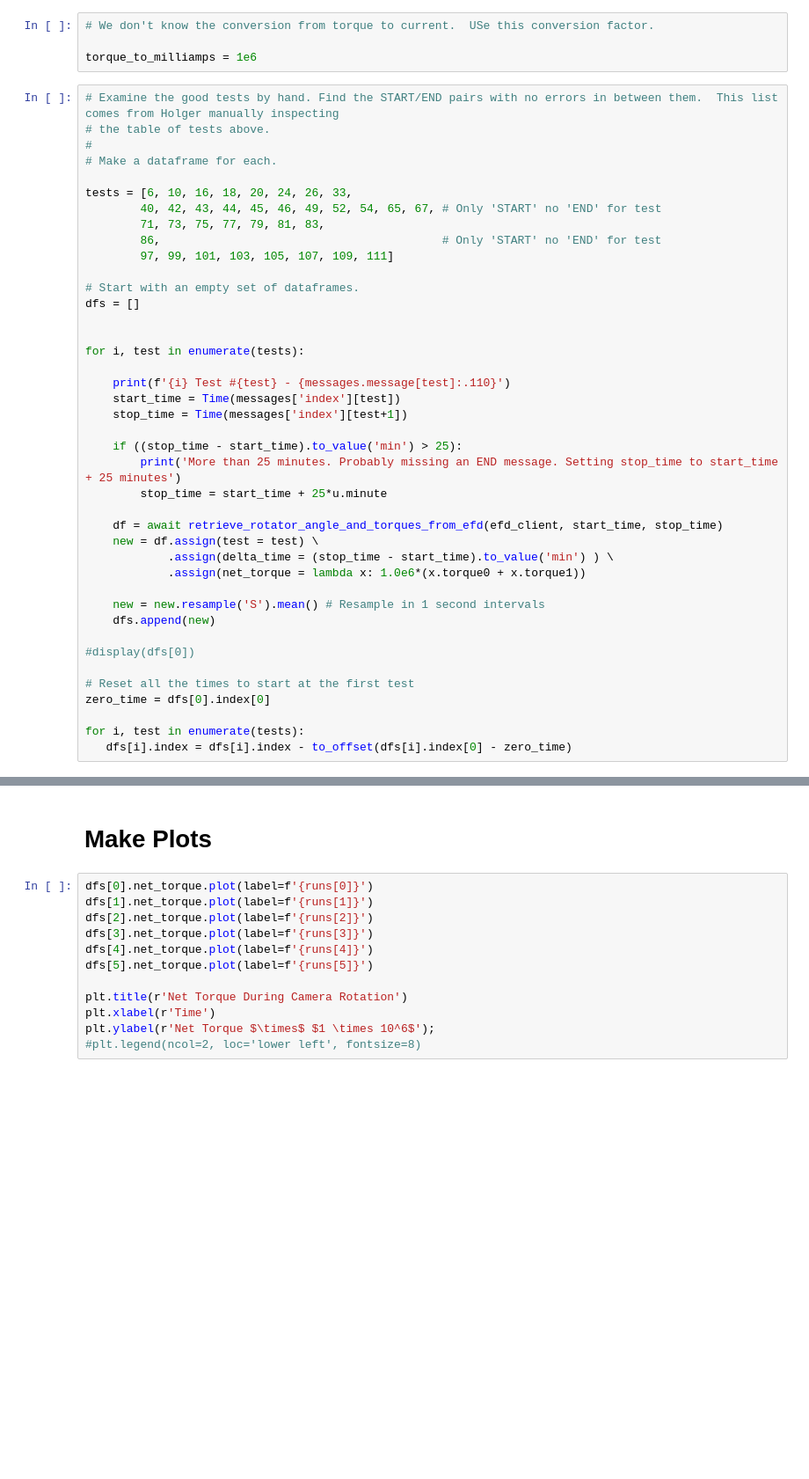
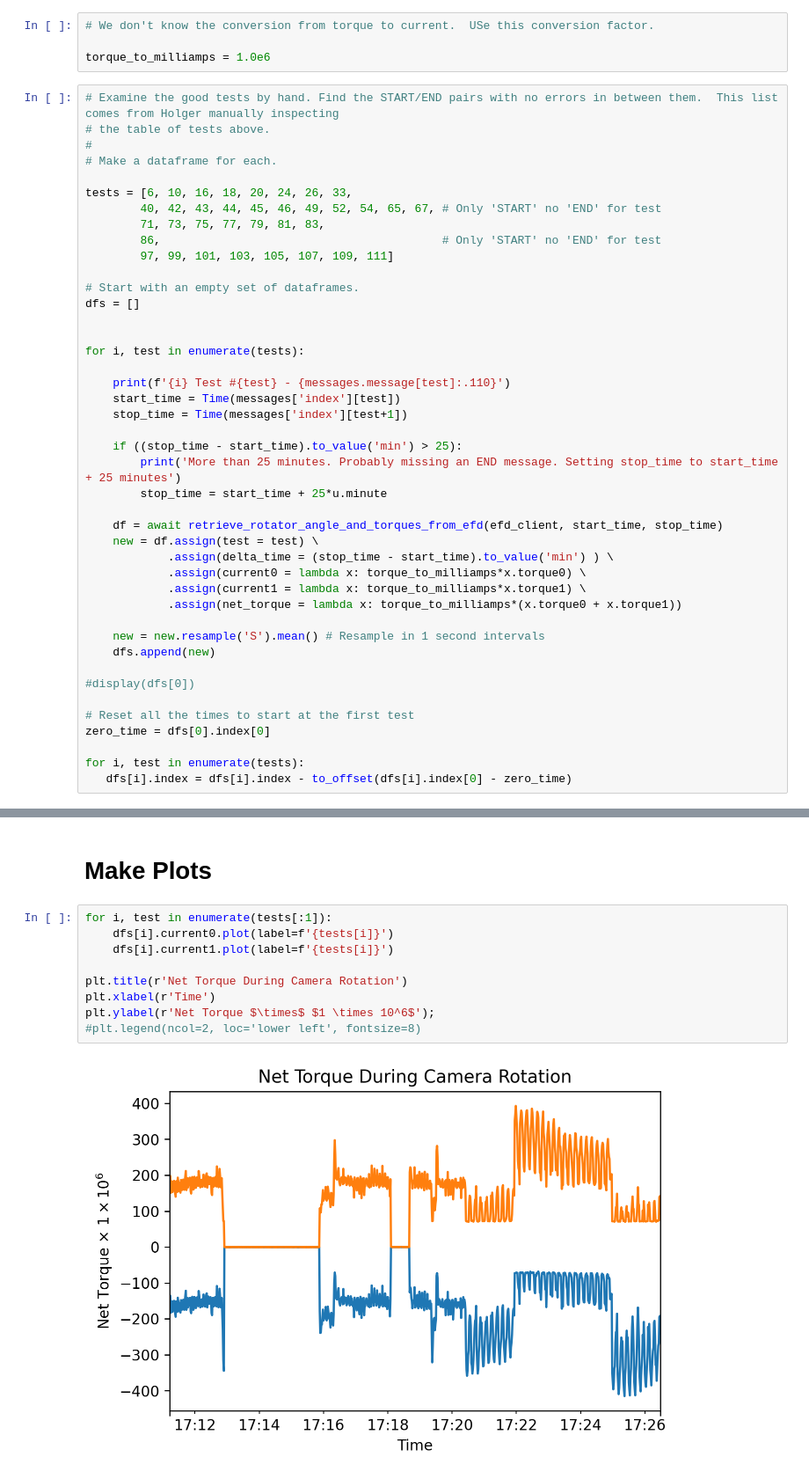
Before and after one commit to cwwalter/summit, a Jupyter notebook: Rotator Torque.ipynb, the cells around one changed output, grey strips where cells are left out. Shown at 88% size. Saved outputs shown, nothing was run; the diff lists cells and outputs as text; blank space fills up the shorter version.

Commit message:
Add currents. Previous plots run without crashing.

```diff
--- a/Rotator Torque.ipynb
+++ b/Rotator Torque.ipynb
@@ -127,7 +127,7 @@ with pd.option_context('display.max_rows', 10, 'display.max_colwidth', 120):
 # %%
 # We don't know the conversion from torque to current.  USe this conversion factor.
 
-torque_to_milliamps = 1e6
+torque_to_milliamps = 1.0e6
 # %%
 # Examine the good tests by hand. Find the START/END pairs with no errors in between them.  This list comes from Holger manually inspecting
 # the table of tests above.
@@ -157,7 +157,9 @@ for i, test in enumerate(tests):
     df = await retrieve_rotator_angle_and_torques_from_efd(efd_client, start_time, stop_time)
     new = df.assign(test = test) \
             .assign(delta_time = (stop_time - start_time).to_value('min') ) \
-            .assign(net_torque = lambda x: 1.0e6*(x.torque0 + x.torque1))
+            .assign(current0 = lambda x: torque_to_milliamps*x.torque0) \
+            .assign(current1 = lambda x: torque_to_milliamps*x.torque1) \
+            .assign(net_torque = lambda x: torque_to_milliamps*(x.torque0 + x.torque1))
 
     new = new.resample('S').mean() # Resample in 1 second intervals
     dfs.append(new)
@@ -217,17 +235,16 @@ Skipping Cell
 # %% [markdown]
 # Make Plots
 # %%
-dfs[0].net_torque.plot(label=f'{runs[0]}')
-dfs[1].net_torque.plot(label=f'{runs[1]}')
-dfs[2].net_torque.plot(label=f'{runs[2]}')
-dfs[3].net_torque.plot(label=f'{runs[3]}')
-dfs[4].net_torque.plot(label=f'{runs[4]}')
-dfs[5].net_torque.plot(label=f'{runs[5]}')
+for i, test in enumerate(tests[:1]):
+    dfs[i].current0.plot(label=f'{tests[i]}')
+    dfs[i].current1.plot(label=f'{tests[i]}')
 
 plt.title(r'Net Torque During Camera Rotation')
 plt.xlabel(r'Time')
 plt.ylabel(r'Net Torque $\times$ $1 \times 10^6$');
 #plt.legend(ncol=2, loc='lower left', fontsize=8)
+# %% [output]
+[figure, added]
 # %%
 #dfs[0].plot.scatter('actualPosition', 'net_torque', marker=".", s=.1)
 
```
Also changed, not shown: parts of 5 cells of this notebook.
